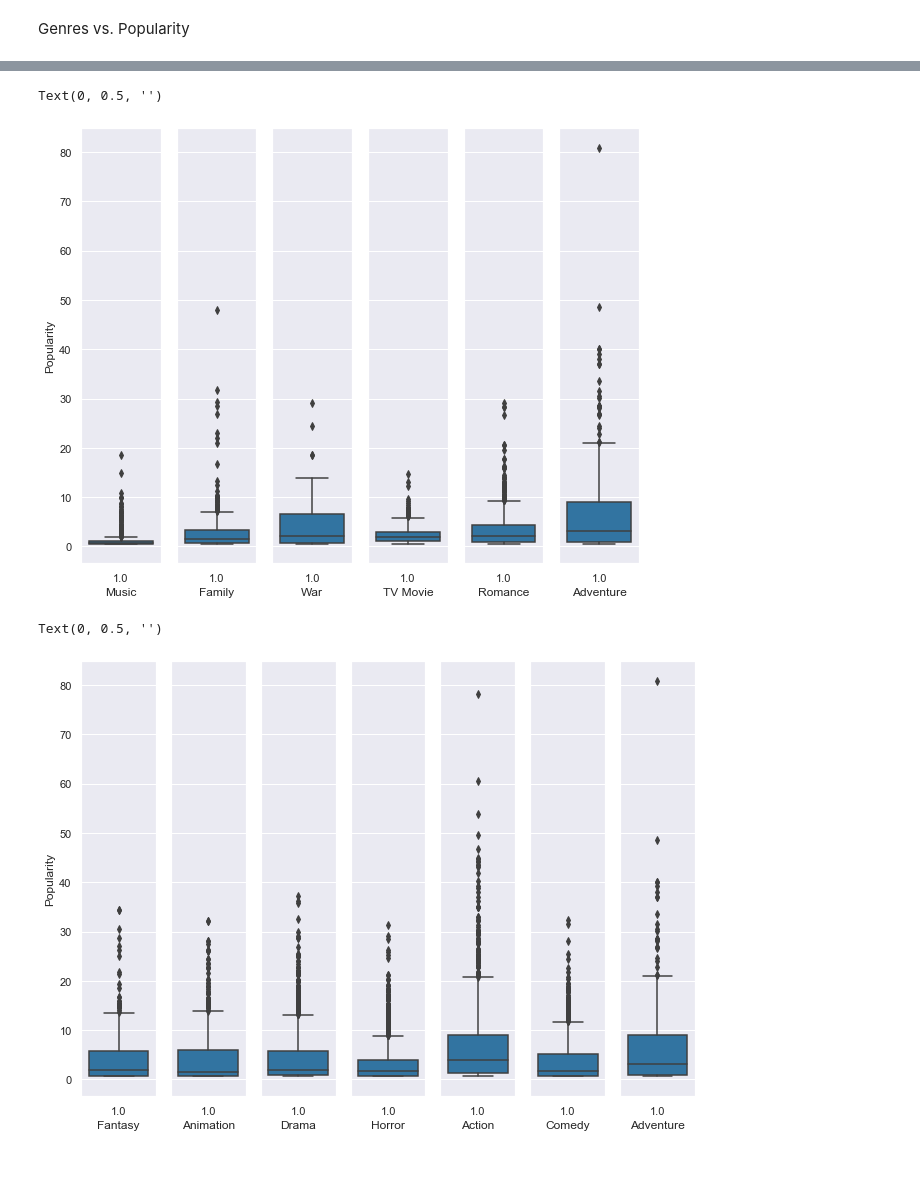
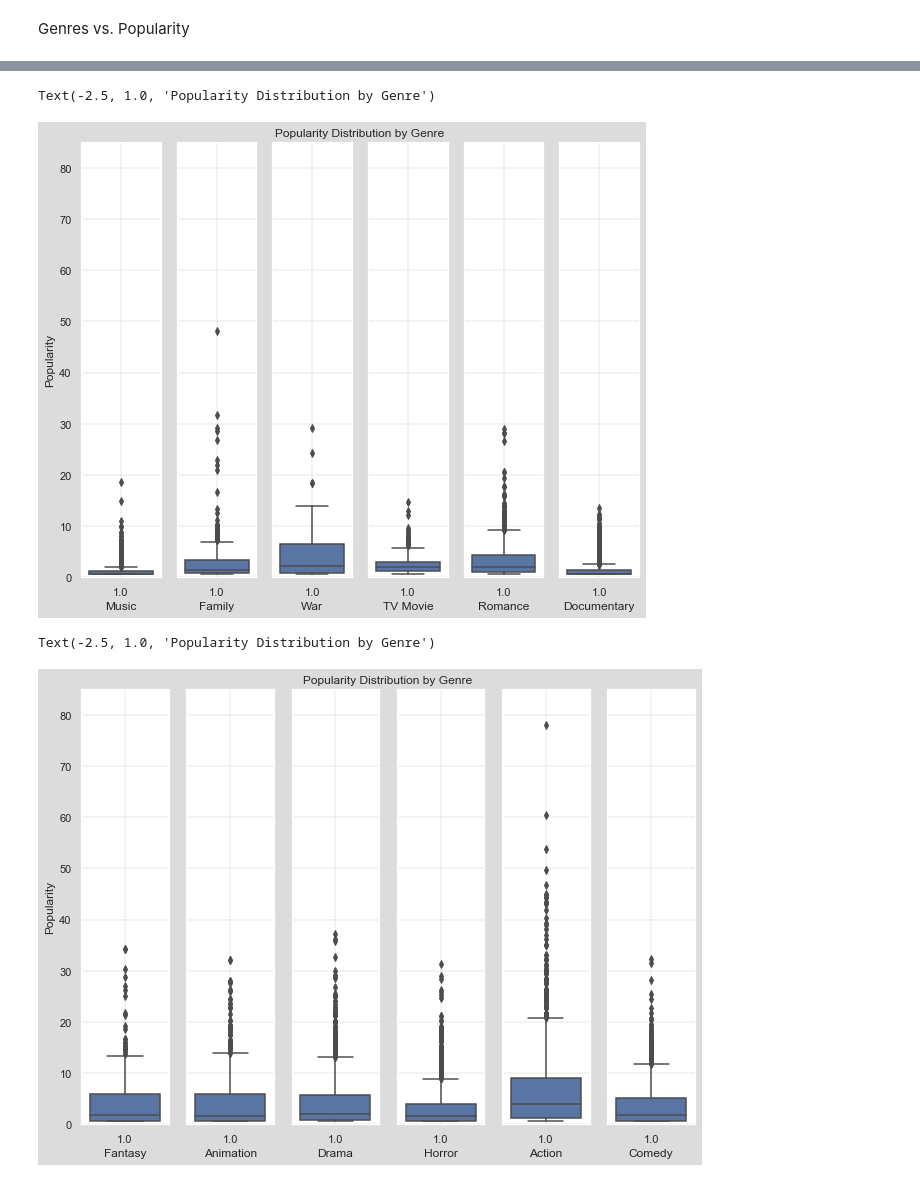
Before and after one commit to newhousem/movie-project, a Jupyter notebook: Data Visualization.ipynb, the cells around one changed output, grey strips where cells are left out. Cells and saved outputs as stored; diff of their text form; code cells hidden in the pictures.

```diff
--- a/Data Visualization.ipynb
+++ b/Data Visualization.ipynb
@@ -265,38 +343,43 @@ Action.describe()
 # %%
-#making three sets of subplots with each genre. (Adventure is included in each so that they all have the same scale)
+#making three sets of subplots with each genre.
 f, axes = plt.subplots(1,6, figsize = (10,8), sharey = True)
 sns.boxplot(  y="popularity", x= "Music", data=Music, orient='v' , ax=axes[0])
 sns.boxplot(  y="popularity", x= "Family", data=Family,  orient='v' , ax=axes[1])
 sns.boxplot(  y="popularity", x= "War", data=War,  orient='v' , ax=axes[2])
 sns.boxplot(  y="popularity", x= "TV Movie", data=TV_Movie,  orient='v' , ax=axes[3])
 sns.boxplot(  y="popularity", x= "Romance", data=Romance,  orient='v' , ax=axes[4])
-sns.boxplot(  y="popularity", x= "Adventure", data=Adventure,  orient='v' , ax=axes[5])
+sns.boxplot(  y="popularity", x= "Documentary", data=Documentary,  orient='v' , ax=axes[5])
+
+
+for axis in axes:
+    axis.grid(color='gray', linestyle='-.', linewidth=0.25)
+    axis.set_ylabel('')
 axes[0].set_ylabel('Popularity')
-axes[1].set_ylabel('')
-axes[2].set_ylabel('')
-axes[3].set_ylabel('')
-axes[4].set_ylabel('')
-axes[5].set_ylabel('')
+
+plt.ylim(0,85)
+plt.title("Popularity Distribution by Genre", x=-2.5)
 # %% [output]
-Text(0, 0.5, '')
+Text(-2.5, 1.0, 'Popularity Distribution by Genre')
-[figure, old version]
+[figure, new version]
 # %%
-f, axes = plt.subplots(1,7, figsize = (11,8), sharey = True)
+f, axes = plt.subplots(1,6, figsize = (11,8), sharey = True)
 sns.boxplot(  y="popularity", x= "Fantasy", data=Fantasy, orient='v' , ax=axes[0])
 sns.boxplot(  y="popularity", x= "Animation", data=Animation,  orient='v' , ax=axes[1])
 sns.boxplot(  y="popularity", x= "Drama", data=Drama,  orient='v' , ax=axes[2])
 sns.boxplot(  y="popularity", x= "Horror", data=Horror,  orient='v' , ax=axes[3])
 sns.boxplot(  y="popularity", x= "Action", data=Action,  orient='v' , ax=axes[4])
 sns.boxplot(  y="popularity", x= "Comedy", data=Comedy,  orient='v' , ax=axes[5])
-sns.boxplot(  y="popularity", x= "Adventure", data=Adventure,  orient='v' , ax=axes[6])
+
+
+for axis in axes:
+    axis.grid(color='gray', linestyle='-.', linewidth=0.25)
+    axis.set_ylabel('')
+
 axes[0].set_ylabel('Popularity')
-axes[1].set_ylabel('')
-axes[2].set_ylabel('')
-axes[3].set_ylabel('')
-axes[4].set_ylabel('')
-axes[5].set_ylabel('')
-axes[6].set_ylabel('')
+
+plt.ylim(0,85)
+plt.title("Popularity Distribution by Genre", x=-2.5)
 # %% [output]
-Text(0, 0.5, '')
+Text(-2.5, 1.0, 'Popularity Distribution by Genre')
-[figure, old version]
+[figure, new version]
 # %%
```
Also changed, not shown: parts of 26 cells of this notebook, 16 other files.
